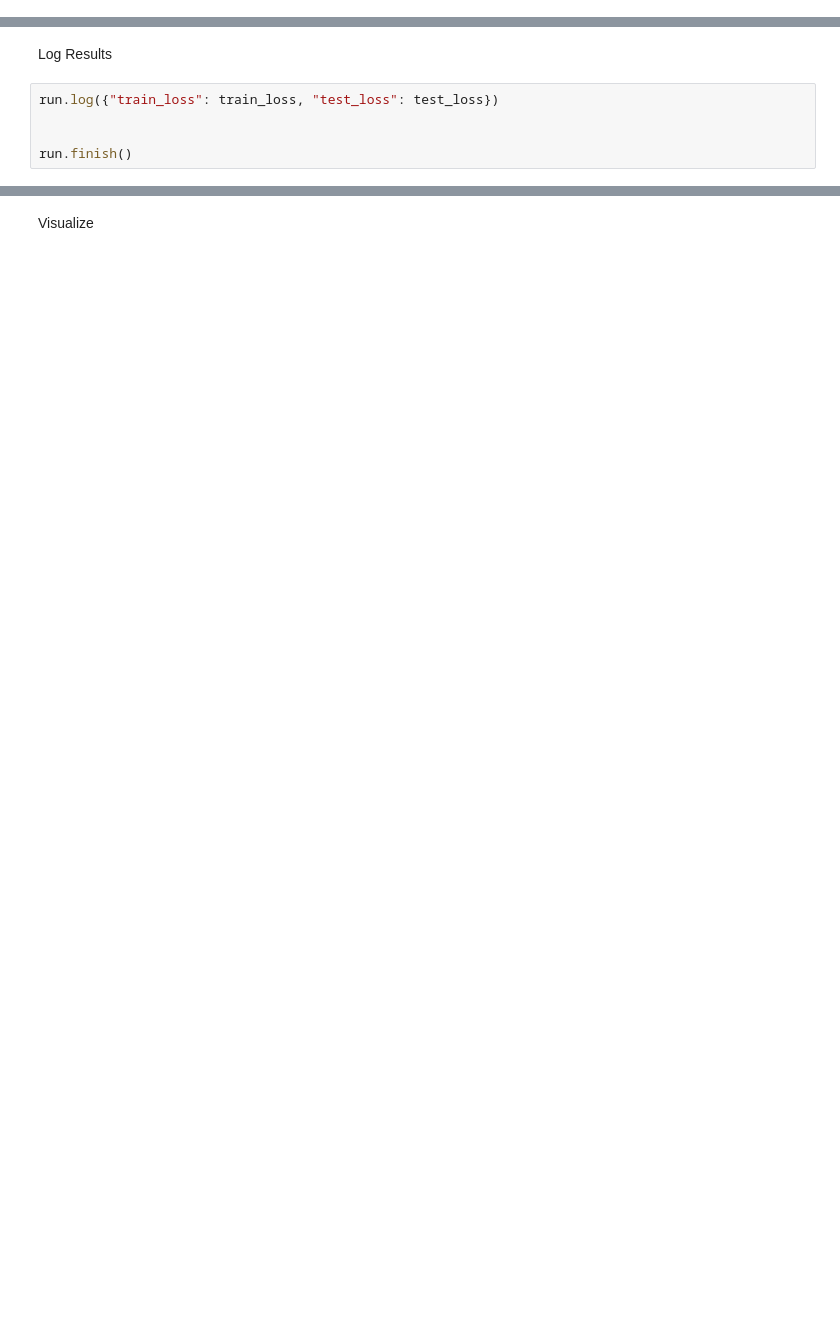
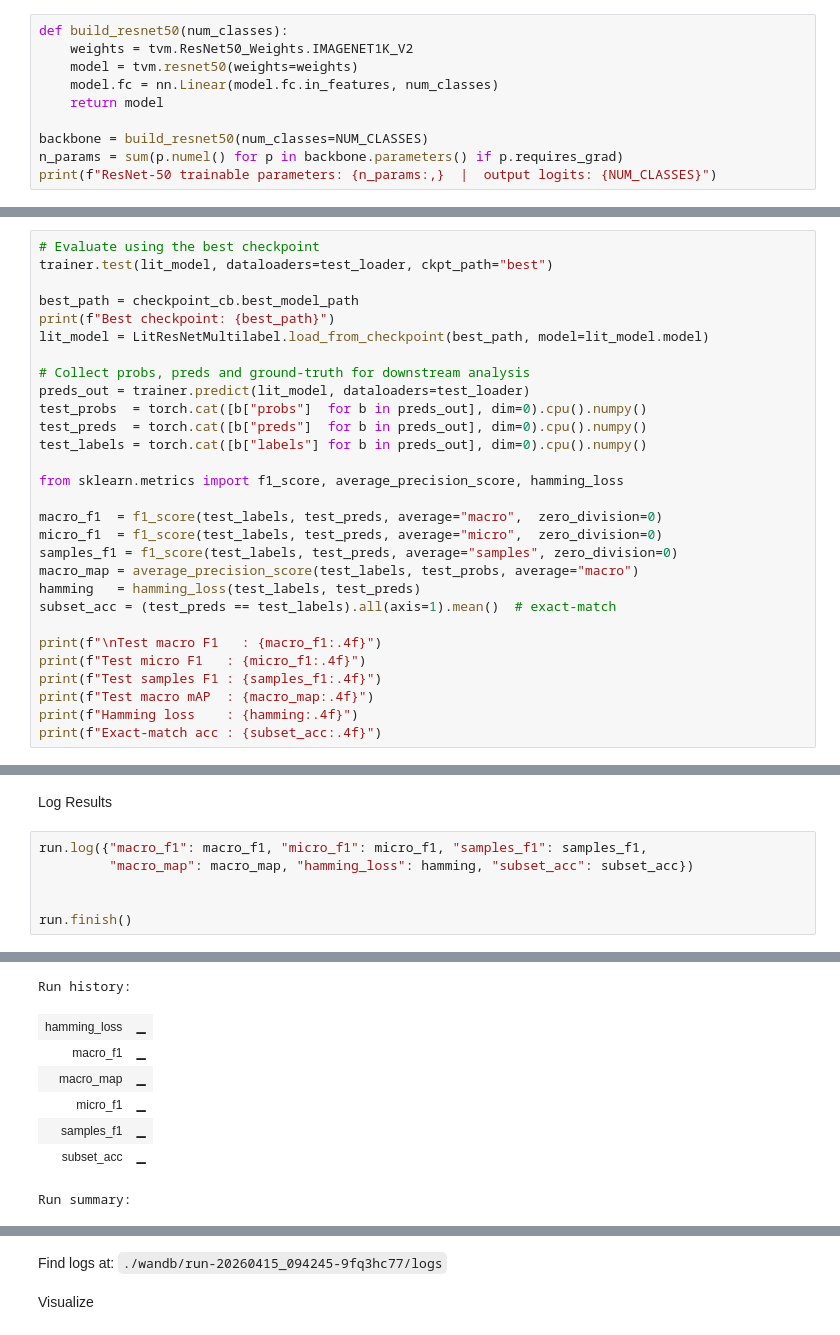
Before and after one commit to gabrielcastrob/Deep_learning_WUR, a Jupyter notebook: notebooks/00_ML_Resnet.ipynb, the cells around one changed output, grey strips where cells are left out. Saved outputs shown, nothing was run; the diff lists cells and outputs as text; blank space fills up the shorter version.

Commit message:
dataloader complete

```diff
--- a/notebooks/00_ML_Resnet.ipynb
+++ b/notebooks/00_ML_Resnet.ipynb
@@ -394,2 +404,12 @@ run = wandb.init(project="multilabel-classification", # or single-label
 # %% [markdown]
 Load and train model
+# %%
+def build_resnet50(num_classes):
+    weights = tvm.ResNet50_Weights.IMAGENET1K_V2
+    model = tvm.resnet50(weights=weights)
+    model.fc = nn.Linear(model.fc.in_features, num_classes)
+    return model
+
+backbone = build_resnet50(num_classes=NUM_CLASSES)
+n_params = sum(p.numel() for p in backbone.parameters() if p.requires_grad)
+print(f"ResNet-50 trainable parameters: {n_params:,}  |  output logits: {NUM_CLASSES}")
@@ -395,0 +560,29 @@ Load and train model
+# %%
+# Evaluate using the best checkpoint
+trainer.test(lit_model, dataloaders=test_loader, ckpt_path="best")
+
+best_path = checkpoint_cb.best_model_path
+print(f"Best checkpoint: {best_path}")
+lit_model = LitResNetMultilabel.load_from_checkpoint(best_path, model=lit_model.model)
+
+# Collect probs, preds and ground-truth for downstream analysis
+preds_out = trainer.predict(lit_model, dataloaders=test_loader)
+test_probs  = torch.cat([b["probs"]  for b in preds_out], dim=0).cpu().numpy()
+test_preds  = torch.cat([b["preds"]  for b in preds_out], dim=0).cpu().numpy()
+test_labels = torch.cat([b["labels"] for b in preds_out], dim=0).cpu().numpy()
+
+from sklearn.metrics import f1_score, average_precision_score, hamming_loss
+
+macro_f1  = f1_score(test_labels, test_preds, average="macro",  zero_division=0)
+micro_f1  = f1_score(test_labels, test_preds, average="micro",  zero_division=0)
+samples_f1 = f1_score(test_labels, test_preds, average="samples", zero_division=0)
+macro_map = average_precision_score(test_labels, test_probs, average="macro")
+hamming   = hamming_loss(test_labels, test_preds)
+subset_acc = (test_preds == test_labels).all(axis=1).mean()  # exact-match
+
+print(f"\nTest macro F1   : {macro_f1:.4f}")
+print(f"Test micro F1   : {micro_f1:.4f}")
+print(f"Test samples F1 : {samples_f1:.4f}")
+print(f"Test macro mAP  : {macro_map:.4f}")
+print(f"Hamming loss    : {hamming:.4f}")
+print(f"Exact-match acc : {subset_acc:.4f}")
@@ -396,7 +617,9 @@ Load and train model
 # %% [markdown]
 Log Results
 # %%
-run.log({"train_loss": train_loss, "test_loss": test_loss})
+run.log({"macro_f1": macro_f1, "micro_f1": micro_f1, "samples_f1": samples_f1,
+         "macro_map": macro_map, "hamming_loss": hamming, "subset_acc": subset_acc})
 
 
 run.finish()
+# %% [output]
@@ -402,0 +627,8 @@ run.finish()
+Run history:
+| hamming_loss | ▁ |
+| macro_f1 | ▁ |
+| macro_map | ▁ |
+| micro_f1 | ▁ |
+| samples_f1 | ▁ |
+| subset_acc | ▁ |
+Run summary:
@@ -403,2 +644,3 @@ run.finish()
+Find logs at: ./wandb/run-20260415_094245-9fq3hc77/logs
 # %% [markdown]
 Visualize
```
Also changed, not shown: parts of 18 cells of this notebook.
